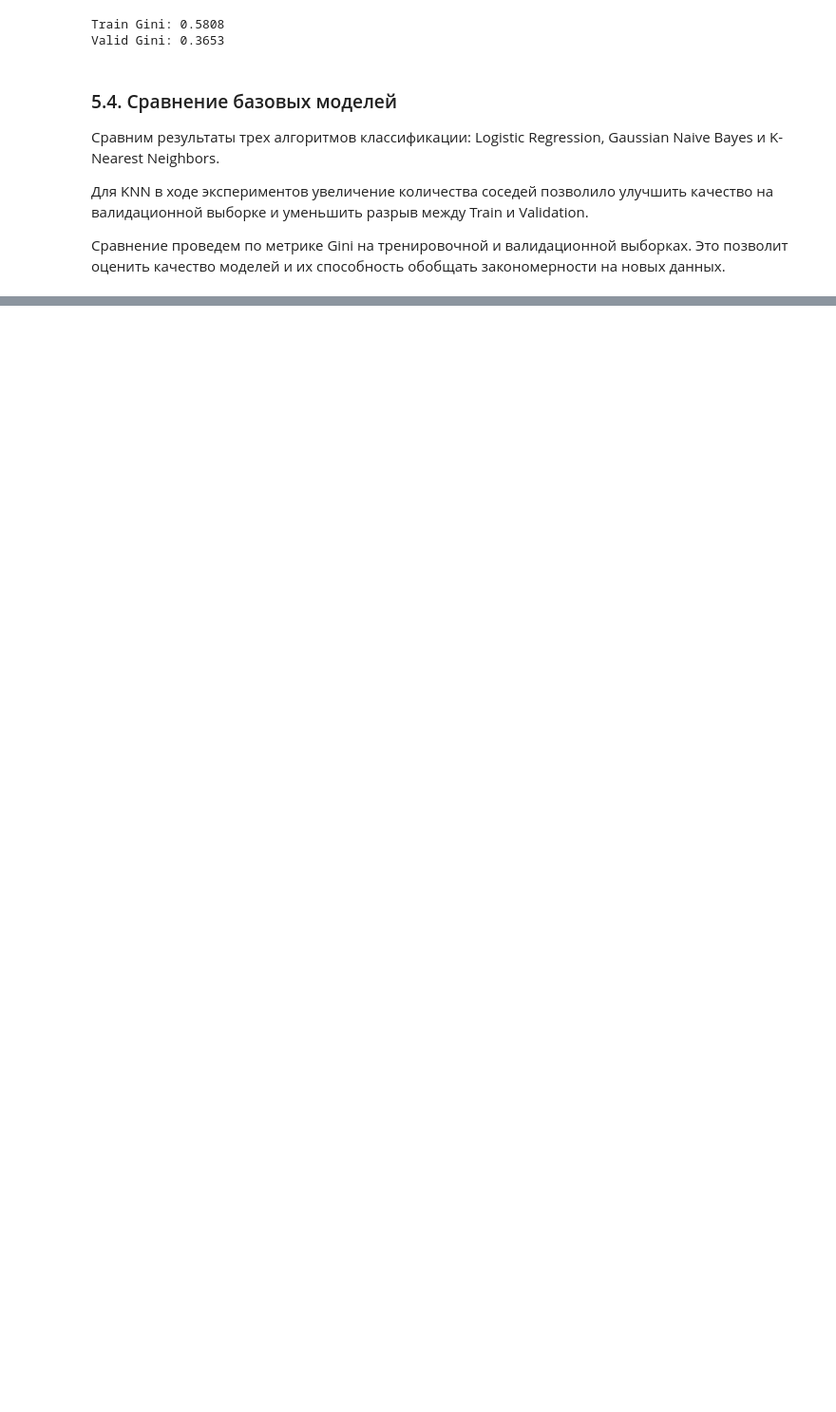
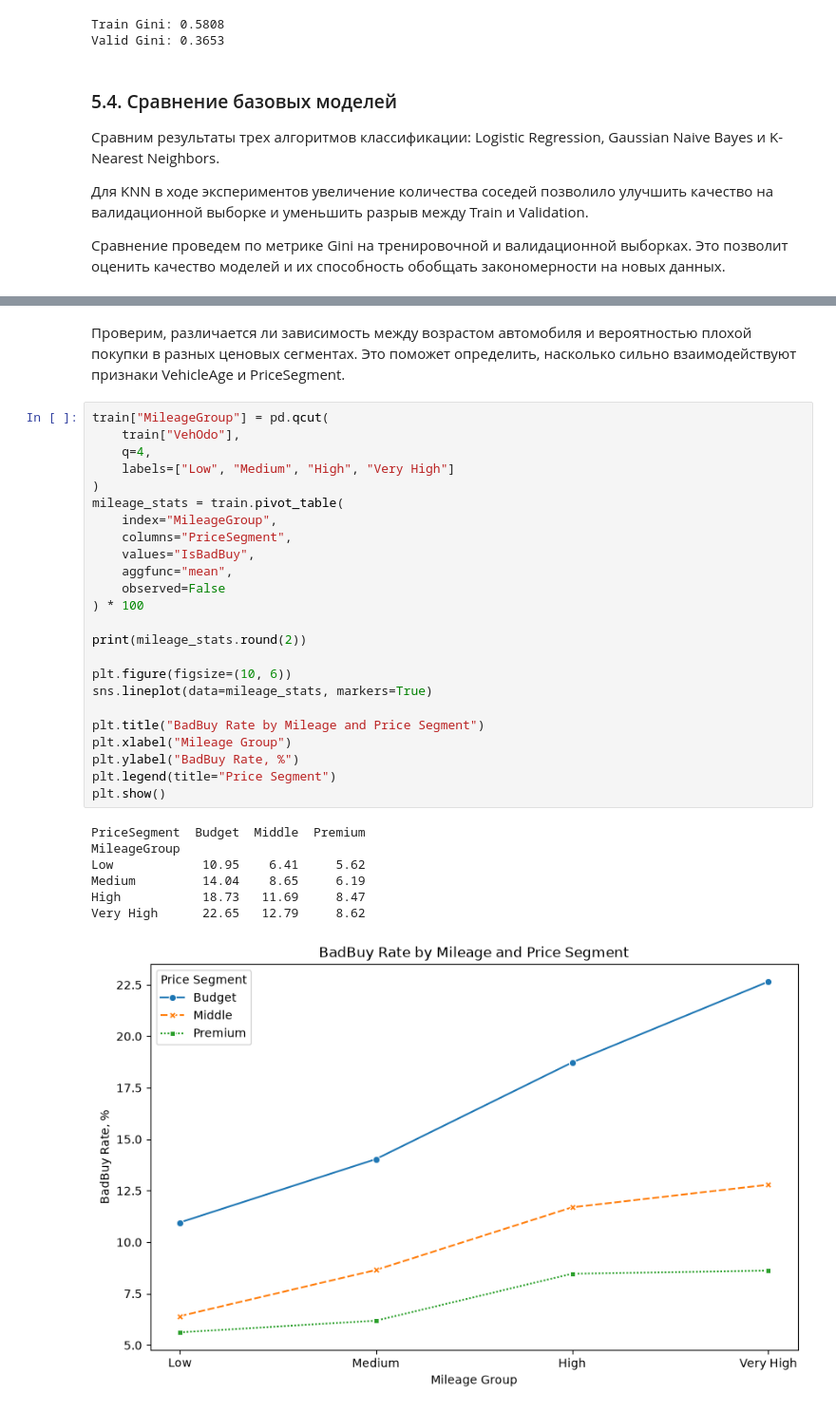
Before and after one commit to alphakentavra/dont-get-kicked-classification, a Jupyter notebook: src/ML4.ipynb, the cells around one changed output, grey strips where cells are left out. Shown at 95% size. Drawn from its saved outputs; the diff is of its cells as text; blank space fills up the shorter version.

```diff
--- a/src/ML4.ipynb
+++ b/src/ML4.ipynb
@@ -905,0 +1287,34 @@ models_compr.sort_values("Valid Gini:", ascending=False)
+# %% [markdown]
+Проверим, различается ли зависимость между возрастом автомобиля и вероятностью плохой покупки в разных ценовых сегментах. Это поможет определить, насколько сильно взаимодействуют признаки VehicleAge и PriceSegment.
+# %%
+train["MileageGroup"] = pd.qcut(
+    train["VehOdo"],
+    q=4,
+    labels=["Low", "Medium", "High", "Very High"]
+)
+mileage_stats = train.pivot_table(
+    index="MileageGroup",
+    columns="PriceSegment",
+    values="IsBadBuy",
+    aggfunc="mean",
+    observed=False
+) * 100
+
+print(mileage_stats.round(2))
+
+plt.figure(figsize=(10, 6))
+sns.lineplot(data=mileage_stats, markers=True)
+
+plt.title("BadBuy Rate by Mileage and Price Segment")
+plt.xlabel("Mileage Group")
+plt.ylabel("BadBuy Rate, %")
+plt.legend(title="Price Segment")
+plt.show()
+# %% [output]
+PriceSegment  Budget  Middle  Premium
+MileageGroup
+Low            10.95    6.41     5.62
+Medium         14.04    8.65     6.19
+High           18.73   11.69     8.47
+Very High      22.65   12.79     8.62
+[figure, added]
```
Also changed, not shown: parts of 77 cells of this notebook, 2 other files.
